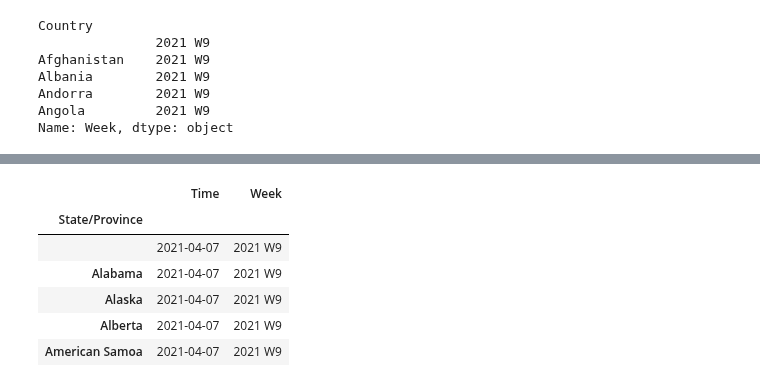
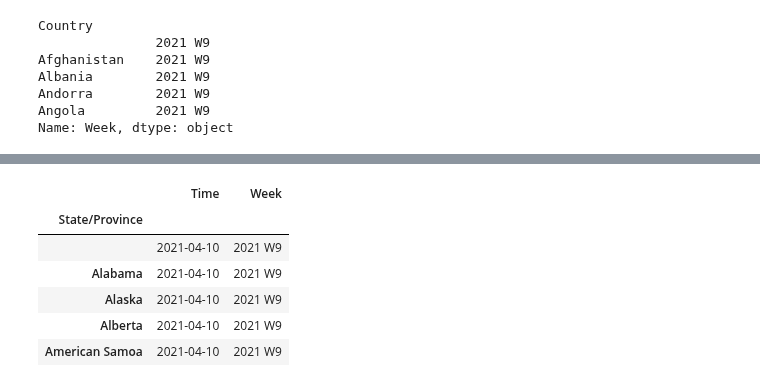
Before and after one commit to janinewhite/Global-COVID-Surveillance, a Jupyter notebook: scripts/Daily Update 2.ipynb, the cells around one changed output, grey strips where cells are left out. Cells and saved outputs as stored; diff of their text form; code cells hidden in the pictures.

```diff
--- a/scripts/Daily Update 2.ipynb
+++ b/scripts/Daily Update 2.ipynb
@@ -16,7 +16,7 @@ pd.set_option('display.max_columns', None)
 now = datetime.now()
 current_date = now.strftime('%Y-%m-%d')
 print(current_date)
-file_date = "2021-04-04"
+file_date = "2021-04-11"
 file_end = " -Results- " + current_date +" .csv"
 output_file_end = " -Results- " + file_date +" .csv"
 statistics_file_end = " - GMM- " + file_date + " .txt"
@@ -1856,11 +1856,11 @@ C:/Users/jwg4880/Documents/GitHub/Global-COVID-Surveillance/data/cleaned/min_sta
 # %%
-date_check = all_df.groupby(all_df["State/Province"])["Time","Week"].max()
+date_check = all_df.groupby(all_df["State/Province"])[["Time","Week"]].max()
 date_check.head()
 # %% [output]
 |  | Time | Week |
 | State/Province |  |  |
-|  | 2021-04-07 | 2021 W9 |
-| Alabama | 2021-04-07 | 2021 W9 |
-| Alaska | 2021-04-07 | 2021 W9 |
-| Alberta | 2021-04-07 | 2021 W9 |
-| American Samoa | 2021-04-07 | 2021 W9 |
+|  | 2021-04-10 | 2021 W9 |
+| Alabama | 2021-04-10 | 2021 W9 |
+| Alaska | 2021-04-10 | 2021 W9 |
+| Alberta | 2021-04-10 | 2021 W9 |
+| American Samoa | 2021-04-10 | 2021 W9 |
```
Also changed, not shown: parts of 18 cells of this notebook, 45 other files.
